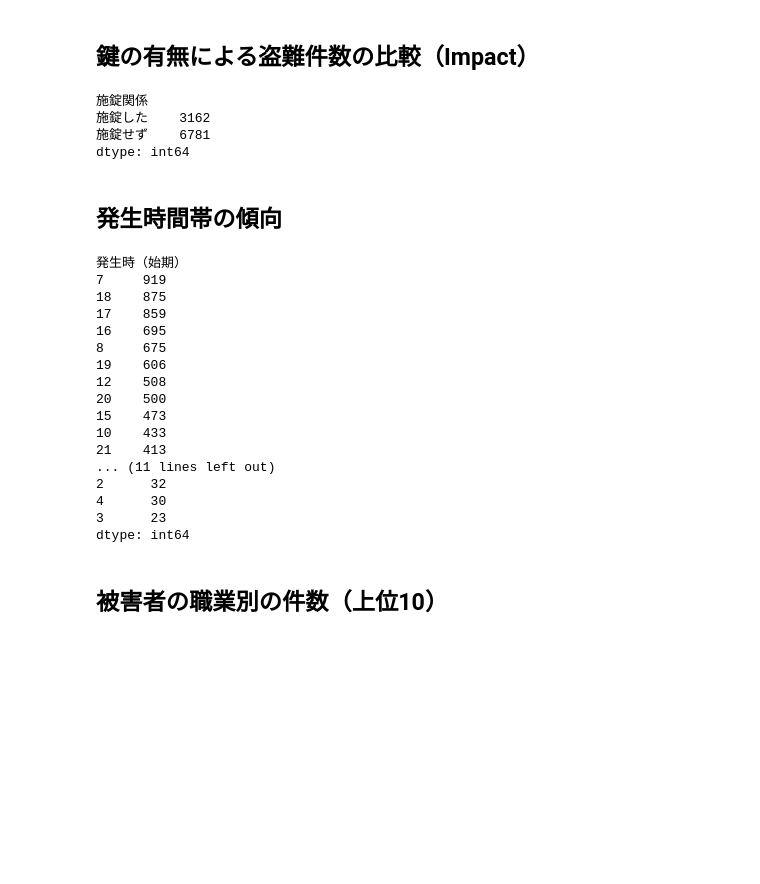
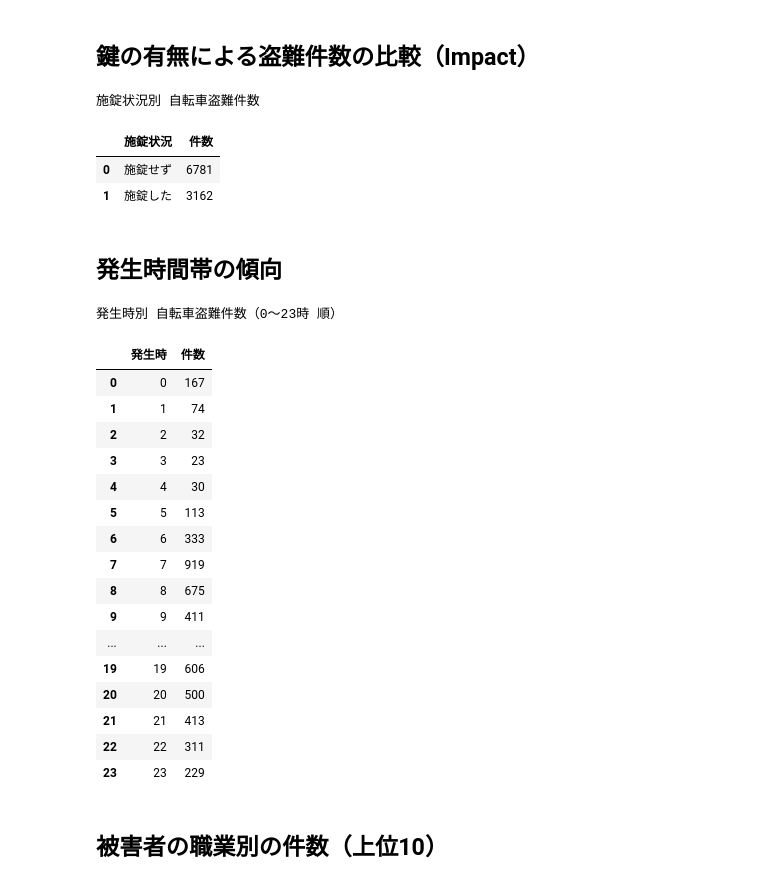
Before and after one commit to a250857y-code/me, a Jupyter notebook: week8/jitensha.ipynb, the cells around one changed output. Drawn from its saved outputs; the diff is of its cells as text; code cells hidden in the pictures; blank space fills up the shorter version.

```diff
--- a/week8/jitensha.ipynb
+++ b/week8/jitensha.ipynb
@@ -111,34 +130,54 @@ monthly_counts.style.set_caption("月別自転車盗難件数").set_table_styles
 # %% [markdown]
 ## 鍵の有無による盗難件数の比較（Impact）
 # %%
-df.groupby('施錠関係').size()
+lock_counts = df.groupby('施錠関係').size().sort_values(ascending=False)
+
+# Series → DataFrame
+lock_counts = lock_counts.reset_index(name='件数')
+lock_counts = lock_counts.rename(columns={'施錠関係': '施錠状況'})
+
+# インデックス非表示で表を表示
+lock_counts.style\
+    .set_caption("施錠状況別 自転車盗難件数")\
+    .set_table_styles([
+        {'selector': 'caption', 'props': [('font-size', '16px'), ('font-weight', 'bold')]},
+        {'selector': 'th.row_heading', 'props': 'display: none;'},
+        {'selector': 'th.blank', 'props': 'display: none;'}
+    ])
 # %% [output]
-施錠関係
-施錠した    3162
-施錠せず    6781
-dtype: int64
+施錠状況別 自転車盗難件数
+|  | 施錠状況 | 件数 |
+| 0 | 施錠せず | 6781 |
+| 1 | 施錠した | 3162 |
 # %% [markdown]
 ## 発生時間帯の傾向
 # %%
-df.groupby('発生時（始期）').size().sort_values(ascending=False)
+time_counts.style\
+    .set_caption("発生時別 自転車盗難件数（0〜23時 順）")\
+    .set_table_styles([
+        {'selector': 'caption', 'props': [('font-size', '16px'), ('font-weight', 'bold')]},
+        {'selector': 'th.row_heading', 'props': 'display: none;'},
+        {'selector': 'th.blank', 'props': 'display: none;'}
+    ])
 # %% [output]
-発生時（始期）
-7     919
-18    875
-17    859
-16    695
-8     675
-19    606
-12    508
-20    500
-15    473
-10    433
-21    413
-... (11 lines left out)
-2      32
-4      30
-3      23
-dtype: int64
+発生時別 自転車盗難件数（0〜23時 順）
+|  | 発生時 | 件数 |
+| 0 | 0 | 167 |
+| 1 | 1 | 74 |
+| 2 | 2 | 32 |
+| 3 | 3 | 23 |
+| 4 | 4 | 30 |
+| 5 | 5 | 113 |
+| 6 | 6 | 333 |
+| 7 | 7 | 919 |
+| 8 | 8 | 675 |
+| 9 | 9 | 411 |
+| ... | ... | ... |
+| 19 | 19 | 606 |
+| 20 | 20 | 500 |
+| 21 | 21 | 413 |
+| 22 | 22 | 311 |
+| 23 | 23 | 229 |
 # %% [markdown]
 ## 被害者の職業別の件数（上位10）
 # %%
```
Also changed, not shown: parts of 3 cells of this notebook.
